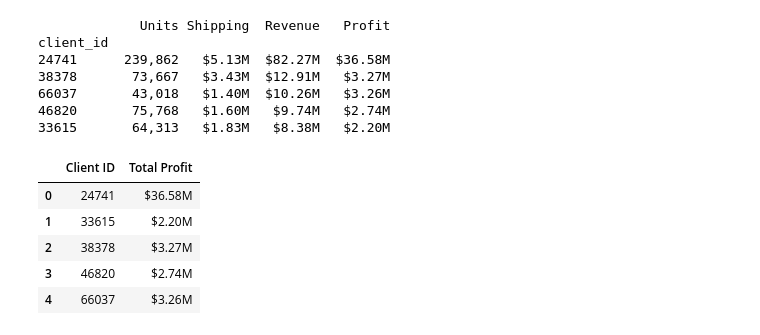
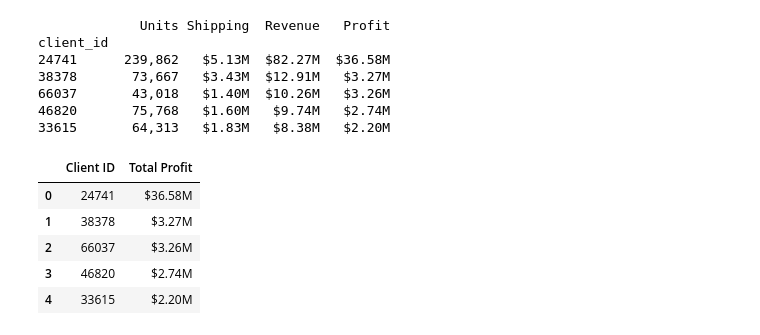
Before and after one commit to Relindsey/pandas_challenge-1, a Jupyter notebook: module_4_challenge.ipynb, the cells around one changed output. Cells and saved outputs as stored; diff of their text form; code cells hidden in the pictures.

```diff
--- a/module_4_challenge.ipynb
+++ b/module_4_challenge.ipynb
@@ -292,17 +292,18 @@ client_id
 # %%
 # Sort the updated data by "Total Profit" form highest to lowest
 top_clients_profit = df[df['client_id'].isin(top_five_client_ids)].groupby('client_id').apply(
     lambda x: ((x['total_price'] - x['line_cost']).sum()))
-top_clients_profit_sorted = (top_clients_profit / 1_000_000).map("${:,.2f}M".format)
+top_clients_profit_sorted = top_clients_profit.sort_values(ascending=False)
+top_clients_profit_formatted = (top_clients_profit_sorted / 1_000_000).map("${:,.2f}M".format)
 top_clients_profit_summary = pd.DataFrame({
-    'Client ID': top_clients_profit_sorted.index,
-    'Total Profit': top_clients_profit_sorted.values
+    'Client ID': top_clients_profit_formatted.index,
+    'Total Profit': top_clients_profit_formatted.values
 })
 top_clients_profit_summary
 # %% [output]
 |  | Client ID | Total Profit |
 | 0 | 24741 | $36.58M |
-| 1 | 33615 | $2.20M |
-| 2 | 38378 | $3.27M |
+| 1 | 38378 | $3.27M |
+| 2 | 66037 | $3.26M |
 | 3 | 46820 | $2.74M |
-| 4 | 66037 | $3.26M |
+| 4 | 33615 | $2.20M |
```
